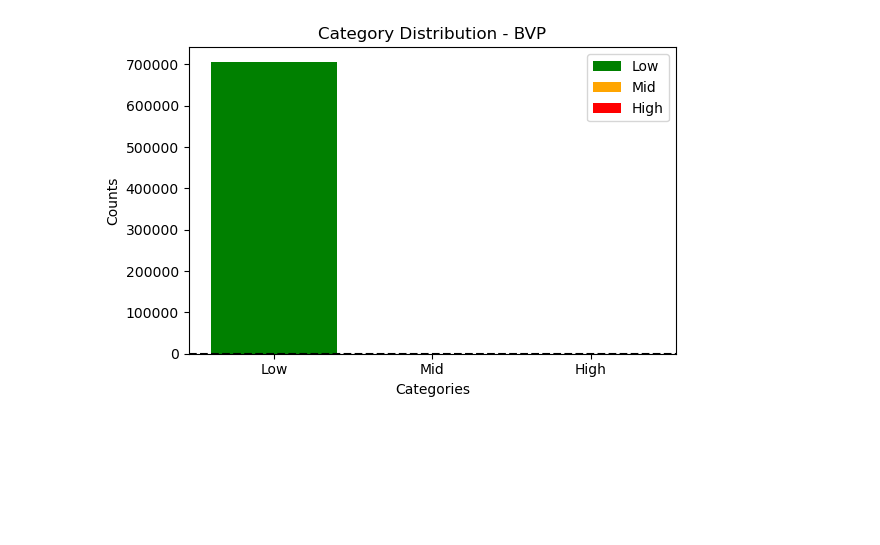
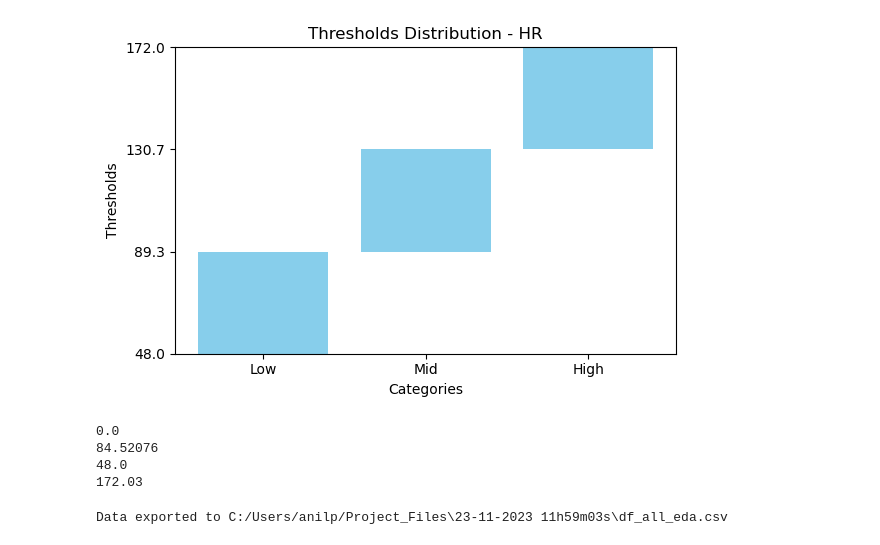
Before and after one commit to anilcosar123/Challenge1, a Jupyter notebook: combining main codes.ipynb, the cells around one changed output. Drawn from its saved outputs; the diff is of its cells as text; code cells hidden in the pictures; blank space fills up the shorter version.

Commit message:
last edits
analyzing data: process of filtering 1 of each csv's
combining main codes: concats all csv's and categorizes without filtering

```diff
--- a/combining main codes.ipynb
+++ b/combining main codes.ipynb
@@ -71,33 +108,51 @@ plt.show()
 # %%
-# Calculate the min and max values from 'BVP' dataframe
-low_threshold = df_bvp['BVP'].min()
-high_threshold = df_bvp['BVP'].max()
+#Define the min and max of HR
+hr_min = df_hr['HR'].min()
+hr_max = df_hr['HR'].max()
 
+# Define the category thresholds
+thresholds = [hr_min]
+thresholds.extend([hr_min + (i + 1) * ((hr_max - hr_min) / num_categories) for i in range(num_categories - 1)])
+thresholds.append(hr_max)
 
-# Categorize the values into low, mid, and high
-low_values = df_bvp[(df_bvp['BVP'] >= low_threshold) & (df_bvp['BVP'] < high_threshold)]['BVP']
-mid_values = df_bvp[(df_bvp['BVP'] >= -high_threshold) & (df_bvp['BVP'] < low_threshold)]['BVP']
-high_values = df_bvp[(df_bvp['BVP'] <= -high_threshold) | (df_bvp['BVP'] >= high_threshold)]['BVP']
-
-# Calculate the count of values in each category
-low_count = len(low_values)
-mid_count = len(mid_values)
-high_count = len(high_values)
-
-# Create bar plots for BVP with threshold line
+# Create bar plots for EDA with threshold lines
 plt.figure(figsize=(6, 4))
 
-plt.bar(['Low'], [low_count], color='green', label='Low')
-plt.bar(['Mid'], [mid_count], color='orange', label='Mid')
-plt.bar(['High'], [high_count], color='red', label='High')
-plt.axhline(0, color='black', linestyle='--')  # Adding a horizontal line at y = 0
-
+plt.bar(category_labels, [thresholds[i + 1] - thresholds[i] for i in range(num_categories)],
+        bottom=thresholds[:-1], color='skyblue')
 plt.xlabel('Categories')
-plt.ylabel('Counts')
-plt.title('Category Distribution - BVP')
-plt.legend()
+plt.ylabel('Thresholds')
+plt.title('Thresholds Distribution - HR')
+plt.ylim(hr_min, hr_max)
+plt.yticks(thresholds)
 
 plt.tight_layout()
 plt.show()
 # %% [output]
-[figure, old version]
+[figure, new version]
+# %%
+print(eda_min)
+print(eda_max)
+
+print(hr_min)
+print(hr_max)
+# %% [output]
+0.0
+84.52076
+48.0
+172.03
+# %%
+#export df_result to folder with timestamp
+parent_folder = 'C:/Users/anilp/Project_Files'
+
+current_datetime = datetime.datetime.now()
+timestamp = current_datetime.strftime('%d-%m-%Y %Hh%Mm%Ss')
+
+new_folder = os.path.join(parent_folder, timestamp)
+os.makedirs(new_folder, exist_ok=True)
+csv_file_path = os.path.join(new_folder, 'df_all_eda.csv')
+
+df_eda.to_csv(csv_file_path, index=False)
+print(f"Data exported to {csv_file_path}")
+# %% [output]
+Data exported to C:/Users/anilp/Project_Files\23-11-2023 11h59m03s\df_all_eda.csv
```
Also changed, not shown: parts of 2 cells of this notebook, 1 other file.
